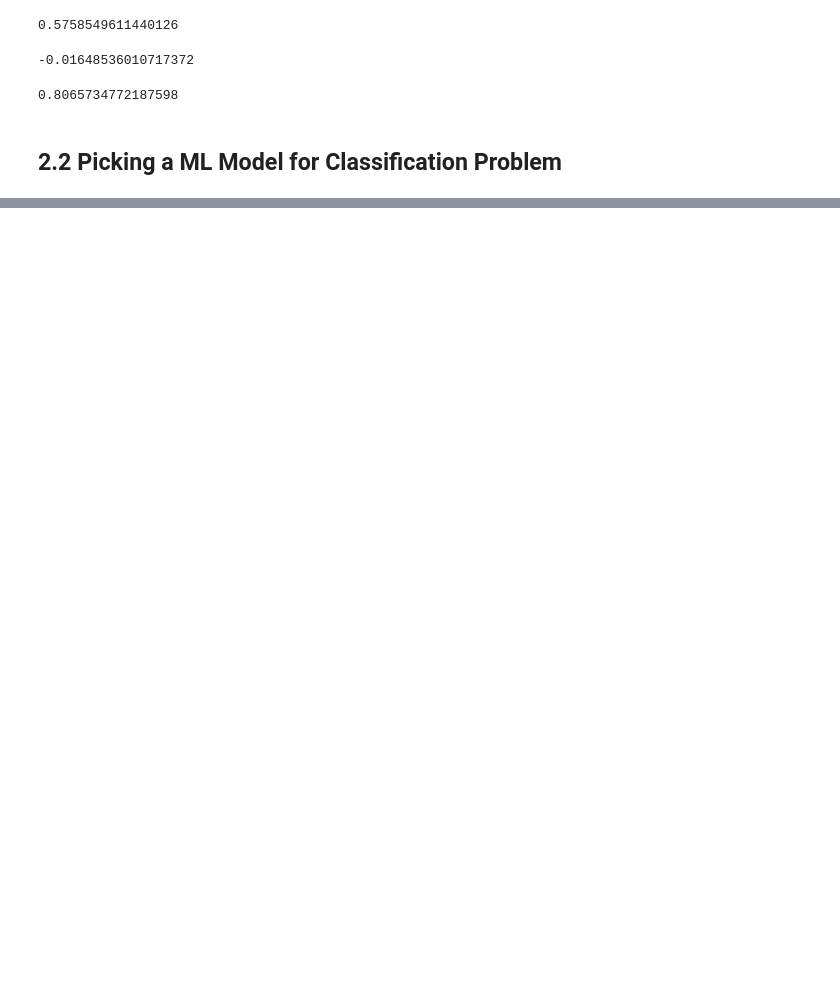
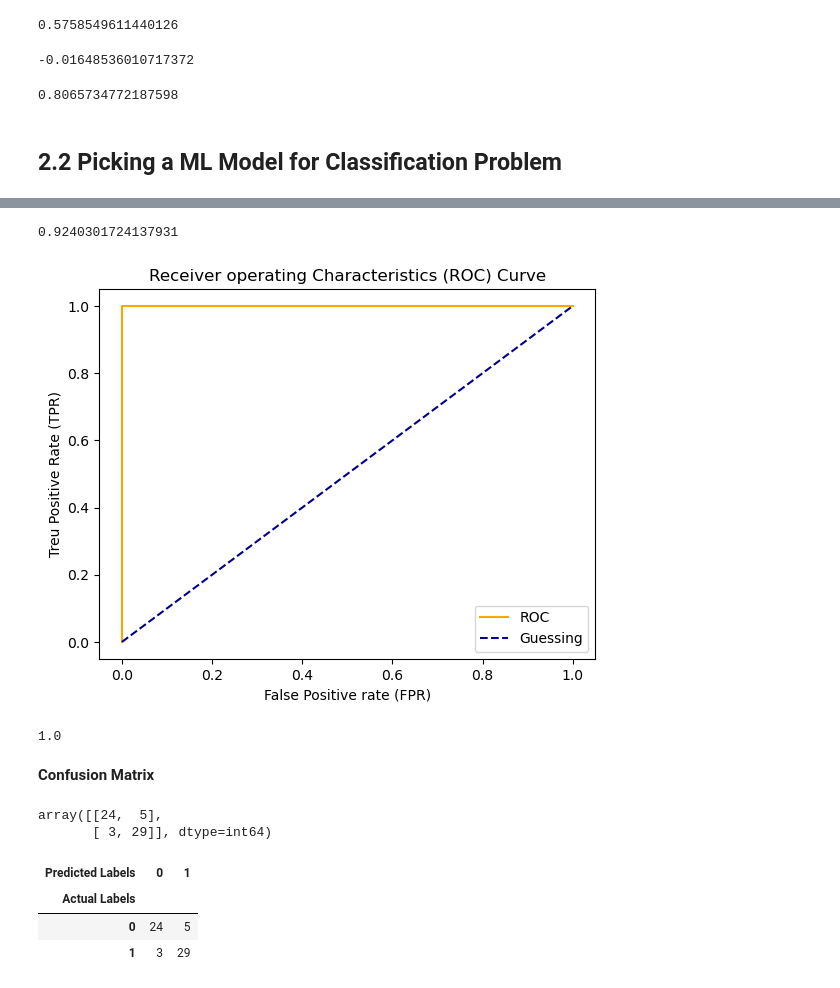
Before and after one commit to tejasharal33/Udemy, a Jupyter notebook: Codes_Practice/Machine_Learning/SkLearn_1.ipynb, the cells around one changed output, grey strips where cells are left out. Saved outputs shown, nothing was run; the diff lists cells and outputs as text; code cells hidden in the pictures; blank space fills up the shorter version.

```diff
--- a/Codes_Practice/Machine_Learning/SkLearn_1.ipynb
+++ b/Codes_Practice/Machine_Learning/SkLearn_1.ipynb
@@ -139,0 +566,36 @@ RandomForestRegr.score(X_Test,y_test)
+# %%
+from sklearn.metrics import roc_auc_score
+
+roc_auc_score(y_test,y_probs_positive)
+# %% [output]
+0.9240301724137931
+# %%
+#plot perfect ROC Curve and AUC Curev
+
+fpr, tpr , thresholds = roc_curve(y_test,y_test)
+plot_roc_curve(fpr,tpr)
+# %% [output]
+[figure, added]
+# %%
+roc_auc_score(y_test,y_test)
+# %% [output]
+1.0
+# %% [markdown]
+**Confusion Matrix**
+# %%
+from sklearn.metrics import confusion_matrix
+
+y_preds = clf.predict(X_Test)
+
+confusion_matrix(y_test, y_preds)
+# %% [output]
+array([[24,  5],
+       [ 3, 29]], dtype=int64)
+# %%
+#Visualize Confusion matrix with pd.crosstab()
+pd.crosstab(y_test,y_preds,rownames=["Actual Labels"],colnames=["Predicted Labels"])
+# %% [output]
+| Predicted Labels | 0 | 1 |
+| Actual Labels |  |  |
+| 0 | 24 | 5 |
+| 1 | 3 | 29 |
```
Also changed, not shown: parts of 90 cells of this notebook.
